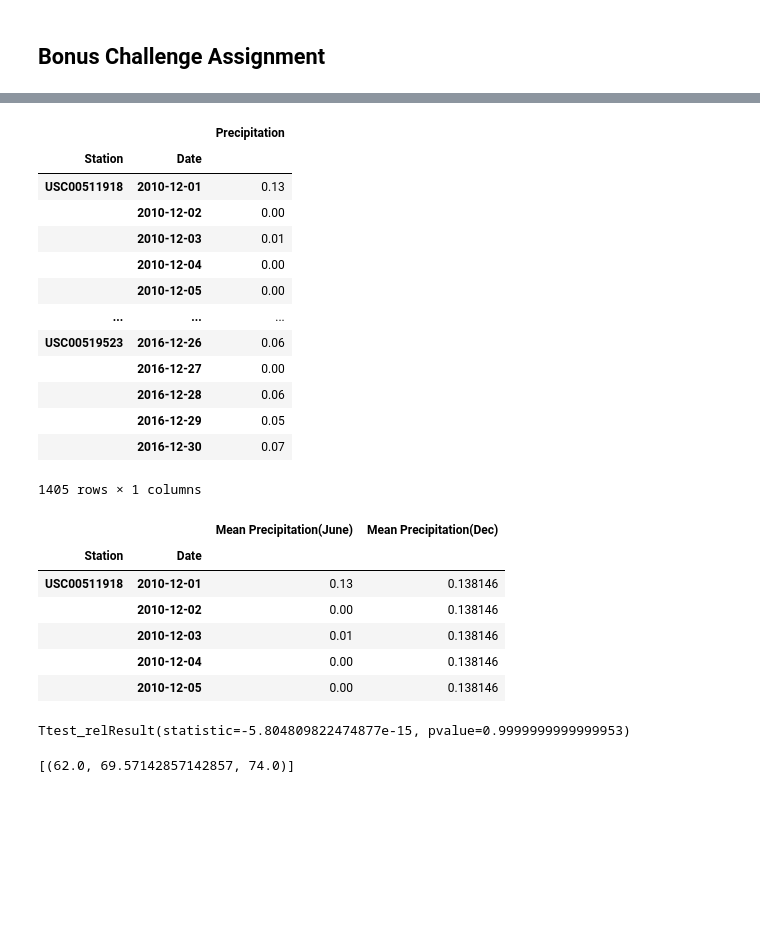
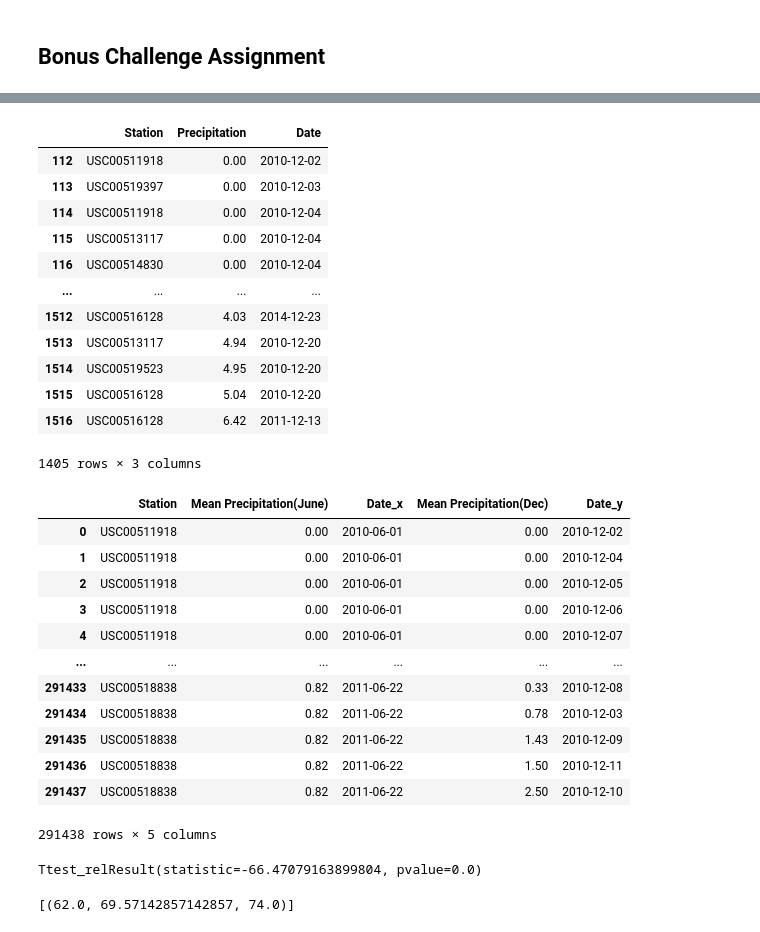
Before and after one commit to UoT-Bootcamp/SQLAlchemy-challenge, a Jupyter notebook: Surf_Up.ipynb, the cells around one changed output, grey strips where cells are left out. Cells and saved outputs as stored; diff of their text form; code cells hidden in the pictures; blank space fills up the shorter version.

```diff
--- a/Surf_Up.ipynb
+++ b/Surf_Up.ipynb
@@ -275,41 +274,47 @@ dec_df = pd.DataFrame(dec_data, columns = ["Station", "Precipitation", "Date"])
 dec_df = dec_df.dropna()
 
 # Groupby the "Station" column
-dec_df = dec_df.groupby(["Station","Date"]).mean()
+# dec_df = dec_df.groupby(["Station","Date"]).mean()
 
 dec_df
 # %% [output]
-|  |  | Precipitation |
-| Station | Date |  |
-| USC00511918 | 2010-12-01 | 0.13 |
-|  | 2010-12-02 | 0.00 |
-|  | 2010-12-03 | 0.01 |
-|  | 2010-12-04 | 0.00 |
-|  | 2010-12-05 | 0.00 |
-| ... | ... | ... |
-| USC00519523 | 2016-12-26 | 0.06 |
-|  | 2016-12-27 | 0.00 |
-|  | 2016-12-28 | 0.06 |
-|  | 2016-12-29 | 0.05 |
-|  | 2016-12-30 | 0.07 |
+|  | Station | Precipitation | Date |
+| 112 | USC00511918 | 0.00 | 2010-12-02 |
+| 113 | USC00519397 | 0.00 | 2010-12-03 |
+| 114 | USC00511918 | 0.00 | 2010-12-04 |
+| 115 | USC00513117 | 0.00 | 2010-12-04 |
+| 116 | USC00514830 | 0.00 | 2010-12-04 |
+| ... | ... | ... | ... |
+| 1512 | USC00516128 | 4.03 | 2014-12-23 |
+| 1513 | USC00513117 | 4.94 | 2010-12-20 |
+| 1514 | USC00519523 | 4.95 | 2010-12-20 |
+| 1515 | USC00516128 | 5.04 | 2010-12-20 |
+| 1516 | USC00516128 | 6.42 | 2011-12-13 |
-1405 rows × 1 columns
+1405 rows × 3 columns
 # %%
 # perform T-test on both data
 combined_df = pd.merge(left = june_df, right = dec_df, how = "inner", on = ["Station"])
 
-combined_df = combined_df.groupby(["Station", "Date"]).mean()
+
 combined_df = combined_df.rename(columns = {"Precipitation_x" : "Mean Precipitation(June)",
-                                           "Precipitation_y" : "Mean Precipitation(Dec)"
-                                           })
-combined_df.head()
+                                           "Precipitation_y" : "Mean Precipitation(Dec)"})
+
+# combined_df = combined_df.groupby(["Station"]).mean()
+combined_df
 # %% [output]
-|  |  | Mean Precipitation(June) | Mean Precipitation(Dec) |
-| Station | Date |  |  |
-| USC00511918 | 2010-12-01 | 0.13 | 0.138146 |
-|  | 2010-12-02 | 0.00 | 0.138146 |
-|  | 2010-12-03 | 0.01 | 0.138146 |
-|  | 2010-12-04 | 0.00 | 0.138146 |
-|  | 2010-12-05 | 0.00 | 0.138146 |
+|  | Station | Mean Precipitation(June) | Date_x | Mean Precipitation(Dec) | Date_y |
+| 0 | USC00511918 | 0.00 | 2010-06-01 | 0.00 | 2010-12-02 |
+| 1 | USC00511918 | 0.00 | 2010-06-01 | 0.00 | 2010-12-04 |
+| 2 | USC00511918 | 0.00 | 2010-06-01 | 0.00 | 2010-12-05 |
+| 3 | USC00511918 | 0.00 | 2010-06-01 | 0.00 | 2010-12-06 |
+| 4 | USC00511918 | 0.00 | 2010-06-01 | 0.00 | 2010-12-07 |
+| ... | ... | ... | ... | ... | ... |
+| 291433 | USC00518838 | 0.82 | 2011-06-22 | 0.33 | 2010-12-08 |
+| 291434 | USC00518838 | 0.82 | 2011-06-22 | 0.78 | 2010-12-03 |
+| 291435 | USC00518838 | 0.82 | 2011-06-22 | 1.43 | 2010-12-09 |
+| 291436 | USC00518838 | 0.82 | 2011-06-22 | 1.50 | 2010-12-11 |
+| 291437 | USC00518838 | 0.82 | 2011-06-22 | 2.50 | 2010-12-10 |
+291438 rows × 5 columns
 # %%
 # Import dependencies
 import numpy as np
@@ -319,7 +324,7 @@ from scipy import stats
 ttest = stats.ttest_rel(combined_df['Mean Precipitation(June)'], combined_df['Mean Precipitation(Dec)'])
 ttest
 # %% [output]
-Ttest_relResult(statistic=-5.804809822474877e-15, pvalue=0.9999999999999953)
+Ttest_relResult(statistic=-66.47079163899804, pvalue=0.0)
 # %%
 # This function called `calc_temps` will accept start date and end date in the format '%Y-%m-%d'
 # and return the minimum, average, and maximum temperatures for that range of dates
```
Also changed, not shown: parts of 2 cells of this notebook, 1 other file.
